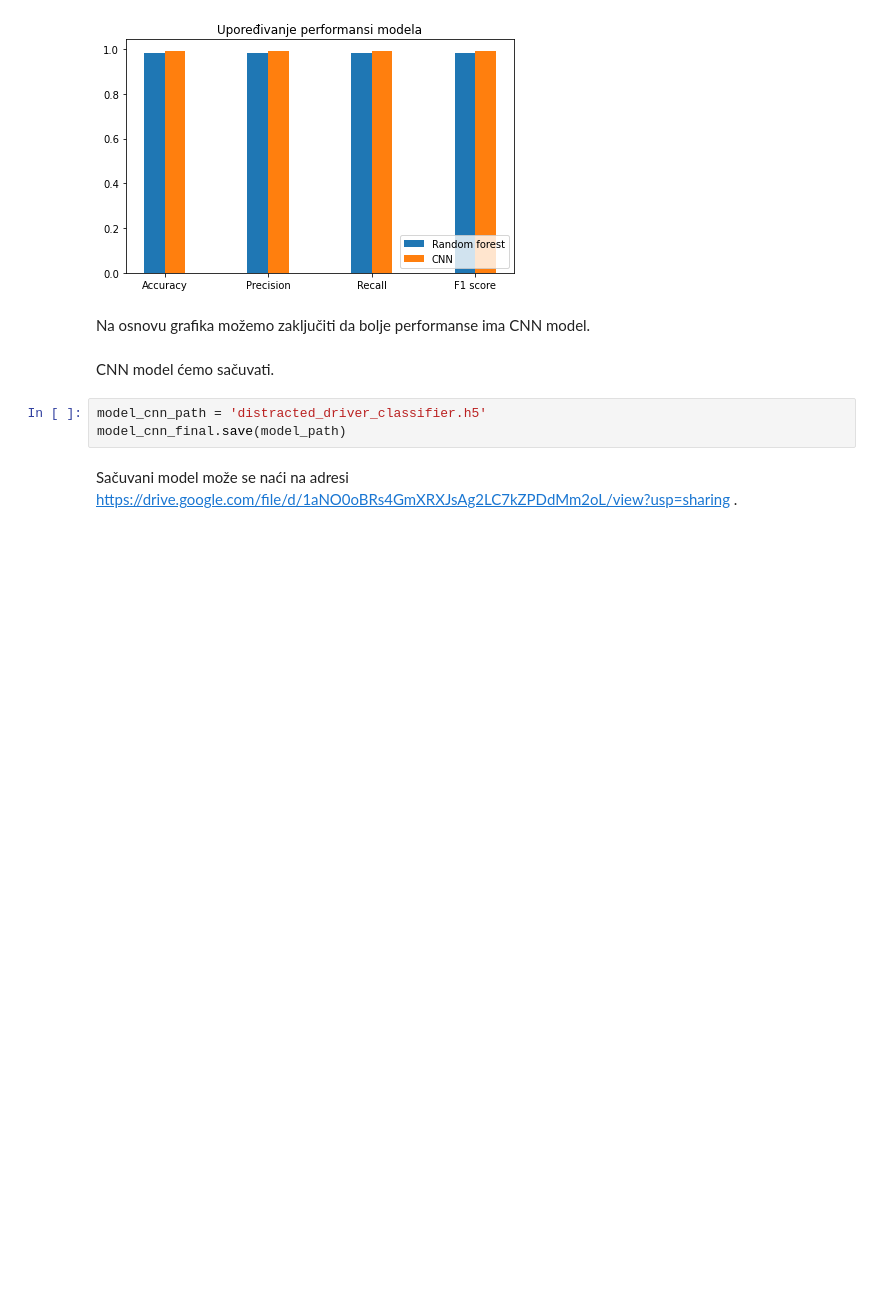
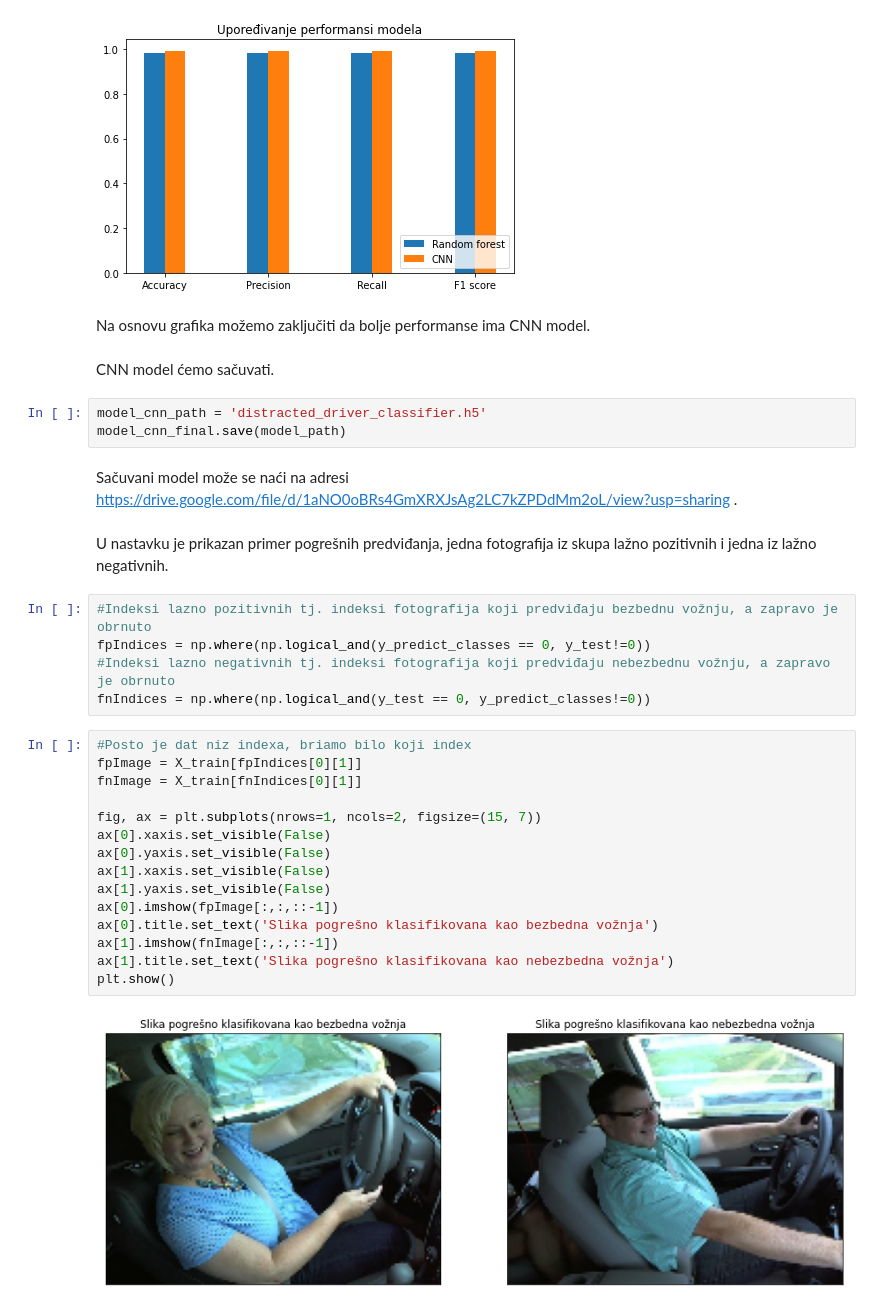
Before and after one commit to AlexandraDotlic/ML-DistractedDriverDetection, a Jupyter notebook: Distracted driver detection.ipynb, the cells around one changed output. Cells and saved outputs as stored; diff of their text form; blank space fills up the shorter version.

```diff
--- a/Distracted driver detection.ipynb
+++ b/Distracted driver detection.ipynb
@@ -594,3 +594,27 @@ model_cnn_path = 'distracted_driver_classifier.h5'
 model_cnn_final.save(model_path)
 # %% [markdown]
 Sačuvani model može se naći na adresi https://drive.google.com/file/d/1aNO0oBRs4GmXRXJsAg2LC7kZPDdMm2oL/view?usp=sharing .
+# %% [markdown]
+U nastavku je prikazan primer pogrešnih predviđanja, jedna fotografija iz skupa lažno pozitivnih i jedna iz lažno negativnih.
+# %%
+#Indeksi lazno pozitivnih tj. indeksi fotografija koji predviđaju bezbednu vožnju, a zapravo je obrnuto
+fpIndices = np.where(np.logical_and(y_predict_classes == 0, y_test!=0))
+#Indeksi lazno negativnih tj. indeksi fotografija koji predviđaju nebezbednu vožnju, a zapravo je obrnuto
+fnIndices = np.where(np.logical_and(y_test == 0, y_predict_classes!=0))
+# %%
+#Posto je dat niz indexa, briamo bilo koji index
+fpImage = X_train[fpIndices[0][1]]
+fnImage = X_train[fnIndices[0][1]]
+
+fig, ax = plt.subplots(nrows=1, ncols=2, figsize=(15, 7))
+ax[0].xaxis.set_visible(False)
+ax[0].yaxis.set_visible(False)
+ax[1].xaxis.set_visible(False)
+ax[1].yaxis.set_visible(False)
+ax[0].imshow(fpImage[:,:,::-1])
+ax[0].title.set_text('Slika pogrešno klasifikovana kao bezbedna vožnja')
+ax[1].imshow(fnImage[:,:,::-1])
+ax[1].title.set_text('Slika pogrešno klasifikovana kao nebezbedna vožnja')
+plt.show()
+# %% [output]
+[figure, added]
```
